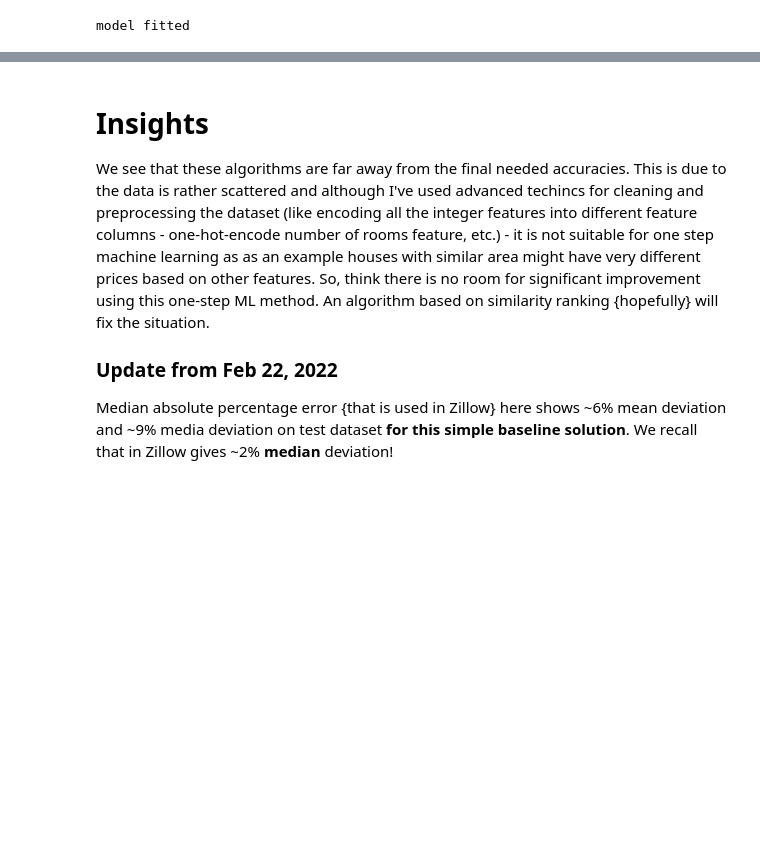
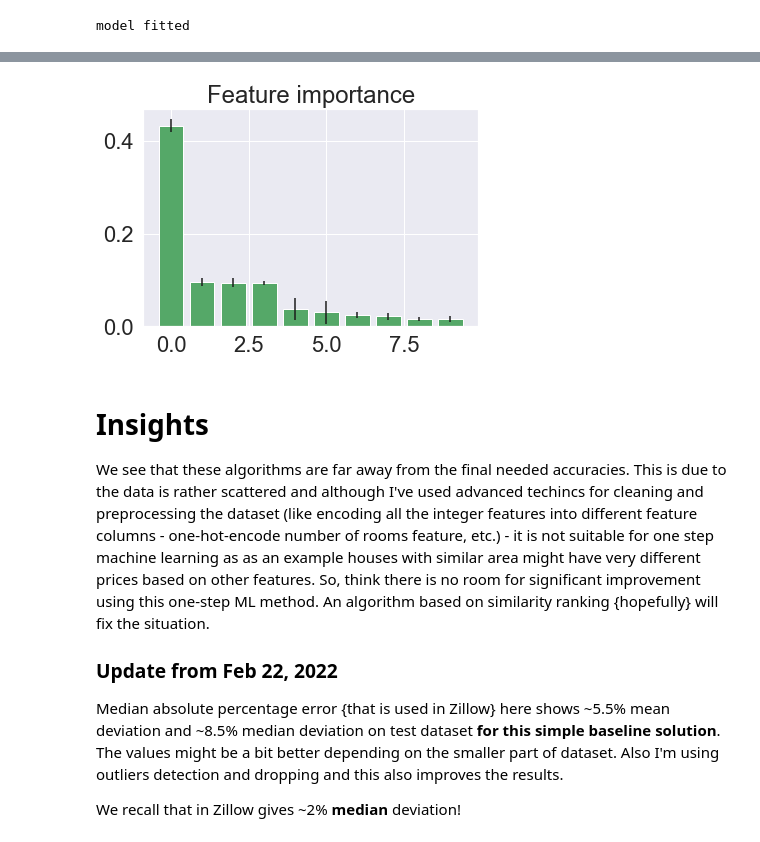
Before and after one commit to tishkhanyan/Canadian_market_property_appraisal, a Jupyter notebook: 1. baseline_solution.ipynb, the cells around one changed output, grey strips where cells are left out. Drawn from its saved outputs; the diff is of its cells as text; code cells hidden in the pictures; blank space fills up the shorter version.

```diff
--- a/1. baseline_solution.ipynb
+++ b/1. baseline_solution.ipynb
@@ -306,0 +325,13 @@ Median absolute percentage error, results on train dataset:
+# %%
+# Now I take the same random forest regressor and use it as a feature importance estimator
+rf_model = RandomForestRegressor(n_estimators=7, random_state = 42, n_jobs=-1)
+
+# fitting on train dataset
+rf_model.fit(X_train, y_train)
+
+# predicting property prices
+rf_prediction = rf_model.predict(X_test)
+
+# MAPE metrics
+print('Mean absolute percentage error on test dataset:', mean_absolute_percentage_error(rf_prediction, y_test))
+print('Median absolute percentage error on test dataset:', median_absolute_percentage_error(rf_prediction, y_test))
@@ -306,0 +341,13 @@ Median absolute percentage error, results on train dataset:
+# %%
+# now I calculate the feature importance using RandomForest internal tool
+importances = rf_model.feature_importances_
+
+std = np.std([tree.feature_importances_ for tree in rf_model.estimators_],
+             axis=0)
+indices = np.argsort(importances)[::-1]
+
+# printing feature importance information
+print("Feature importance rating (first 10 most important features):")
+# for f in range(X.shape[1]):
+for f in range(10):
+    print("%d. %s (%f)" % (f + 1, X.columns[indices[f]], importances[indices[f]]))
@@ -307,3 +366,11 @@ Median absolute percentage error, results on train dataset:
+# %%
+# Making a plot of these importances
+plt.figure()
+plt.title("Feature importance")
+plt.bar(range(10), importances[indices][:10], color="g", yerr=std[indices][:10], align="center")
+plt.show()
+# %% [output]
+[figure, added]
 # %% [markdown]
 # Insights
 
@@ -311,5 +378,6 @@ We see that these algorithms are far away from the final needed accuracies. This
 So, think there is no room for significant improvement using this one-step ML method. An algorithm based on similarity ranking {hopefully} will fix the situation.
 
 ### Update from Feb 22, 2022
-Median absolute percentage error {that is used in Zillow} here shows ~6% mean deviation and ~9% media deviation on test dataset <b>for this simple baseline solution</b>.
+Median absolute percentage error {that is used in Zillow} here shows ~5.5% mean deviation and ~8.5% median deviation on test dataset <b>for this simple baseline solution</b>. The values might be a bit better depending on the smaller part of dataset. Also I'm using outliers detection and dropping and this also improves the results.
+
 We recall that in Zillow gives ~2% <b>median</b> deviation!
```
Also changed, not shown: parts of 14 cells of this notebook.
